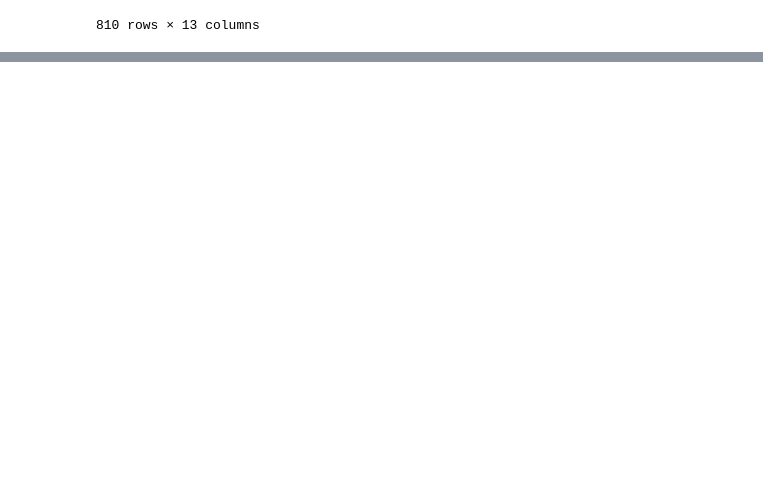
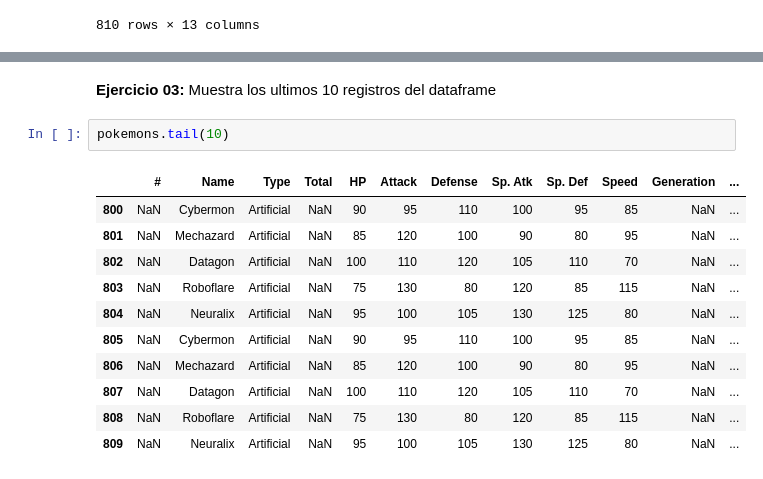
Before and after one commit to BR1ANJ/ICBD_9A_IDGS_PRACTICAS-230308-Brian-Jesus-Mendoza-Marquez, a Jupyter notebook: BrianJesus.ipynb, the cells around one changed output, grey strips where cells are left out. Saved outputs shown, nothing was run; the diff lists cells and outputs as text; blank space fills up the shorter version.

```diff
--- a/BrianJesus.ipynb
+++ b/BrianJesus.ipynb
@@ -236,0 +252,16 @@ pokemons
+# %% [markdown]
+**Ejercicio 03:** Muestra los ultimos 10 registros del dataframe
+# %%
+pokemons.tail(10)
+# %% [output]
+|  | # | Name | Type | Total | HP | Attack | Defense | Sp. Atk | Sp. Def | Speed | Generation | ... |
+| 800 | NaN | Cybermon | Artificial | NaN | 90 | 95 | 110 | 100 | 95 | 85 | NaN | ... |
+| 801 | NaN | Mechazard | Artificial | NaN | 85 | 120 | 100 | 90 | 80 | 95 | NaN | ... |
+| 802 | NaN | Datagon | Artificial | NaN | 100 | 110 | 120 | 105 | 110 | 70 | NaN | ... |
+| 803 | NaN | Roboflare | Artificial | NaN | 75 | 130 | 80 | 120 | 85 | 115 | NaN | ... |
+| 804 | NaN | Neuralix | Artificial | NaN | 95 | 100 | 105 | 130 | 125 | 80 | NaN | ... |
+| 805 | NaN | Cybermon | Artificial | NaN | 90 | 95 | 110 | 100 | 95 | 85 | NaN | ... |
+| 806 | NaN | Mechazard | Artificial | NaN | 85 | 120 | 100 | 90 | 80 | 95 | NaN | ... |
+| 807 | NaN | Datagon | Artificial | NaN | 100 | 110 | 120 | 105 | 110 | 70 | NaN | ... |
+| 808 | NaN | Roboflare | Artificial | NaN | 75 | 130 | 80 | 120 | 85 | 115 | NaN | ... |
+| 809 | NaN | Neuralix | Artificial | NaN | 95 | 100 | 105 | 130 | 125 | 80 | NaN | ... |
```
Also changed, not shown: parts of 13 cells of this notebook.
